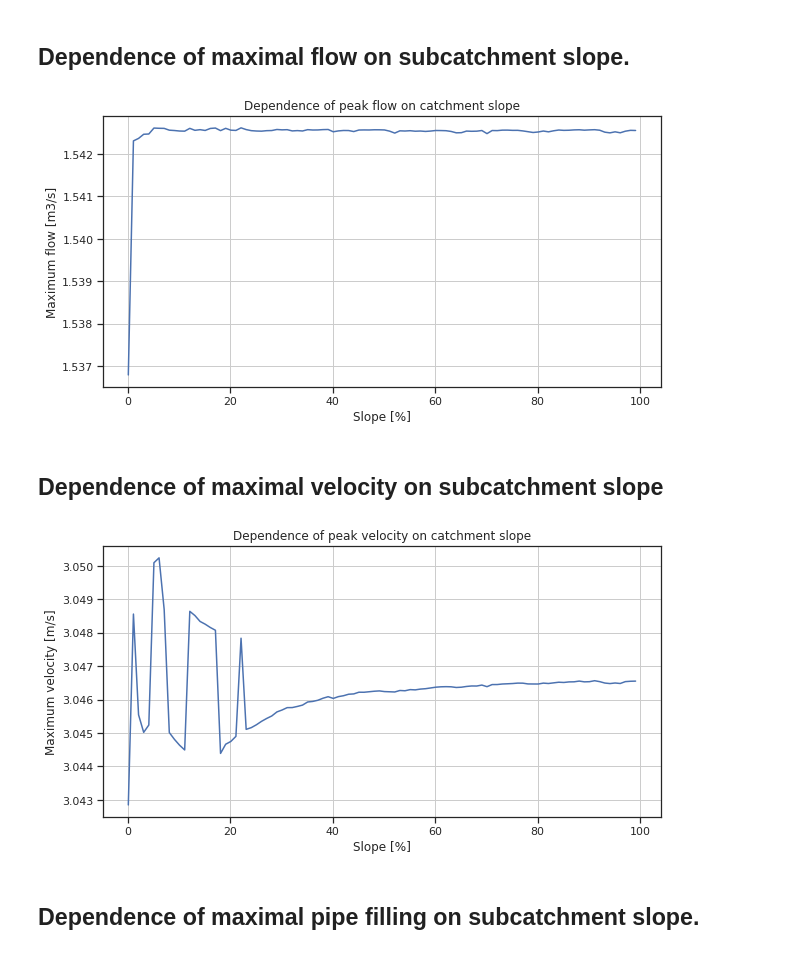
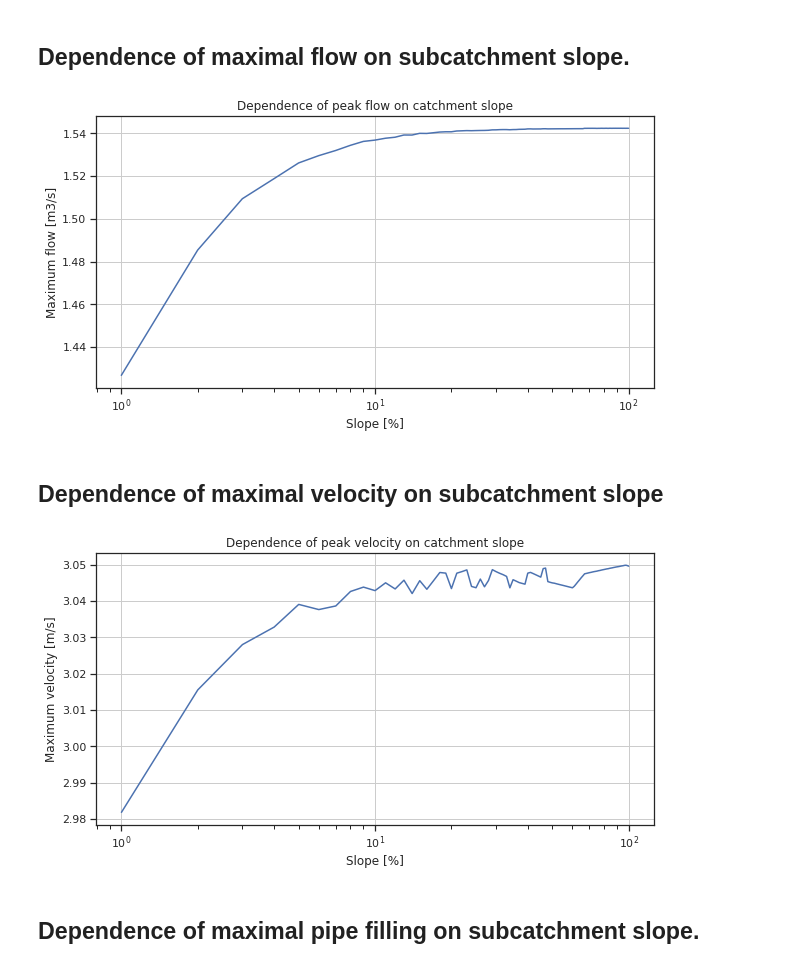
Before and after one commit to BuczynskiRafal/pipe_calculations, a Jupyter notebook: OOP_Catchments.ipynb, the cells around one changed output. Drawn from its saved outputs; the diff is of its cells as text; code cells hidden in the pictures.

```diff
--- a/OOP_Catchments.ipynb
+++ b/OOP_Catchments.ipynb
@@ -140,7 +140,8 @@ class Analyse:
             print(f"loop: {area}")
         return None
 
-    def slope_simulation(self, conduit_id=None, subcatchment_id=None, min_slope=0.1, max_slope=100, step=0.1):
+    def slope_simulation(self, conduit_id=None, subcatchment_id=None, min_slope=1, max_slope=101, step=1):
+        min_slope, max_slope, step = min_slope / 100, max_slope / 100, step / 100
         counter = min_slope
         while counter < max_slope:
             with Simulation(self._file_path) as sim:
@@ -161,7 +162,7 @@ class Analyse:
                         getattr(self.pipe_data, key).append(conduit_stats[key])
                 except KeyError:
                     pass
-                self.catchment_data.slope.append(counter)
+                self.catchment_data.slope.append(counter * 100)
                 counter += step
         return None
 # %% [markdown]
@@ -279,7 +310,7 @@ plt.show()
 ## Dependence of maximal flow on subcatchment slope.
 # %%
 # maksymaly przepływ [m3/s] w funkcji spadku terenu zlewni.
-# plt.xscale("log")
+plt.xscale("log")
 plt.rcParams["figure.figsize"] = (10,5)
 plt.plot(df['slope'], df['peak_flow'])
 plt.title('Dependence of peak flow on catchment slope')
@@ -288,21 +319,21 @@ plt.ylabel('Maximum flow [m3/s]')
 plt.grid(True)
 plt.show()
 # %% [output]
-[figure, old version]
+[figure, new version]
 # %% [markdown]
 ## Dependence of maximal velocity on subcatchment slope
 # %%
 # peak_velocity - maksymalna prędkość przepływu [m/s]
-# plt.xscale("log")
+plt.xscale("log")
 plt.rcParams["figure.figsize"] = (10,5)
 plt.plot(df['slope'], df['peak_velocity'])
 plt.title('Dependence of peak velocity on catchment slope')
 plt.xlabel('Slope [%]')
 plt.ylabel('Maximum velocity [m/s]')
 plt.grid(True)
 plt.show()
 # %% [output]
-[figure, old version]
+[figure, new version]
 # %% [markdown]
 ## Dependence of maximal pipe filling on subcatchment slope.
 # %%
```
Also changed, not shown: parts of 20 cells of this notebook.
